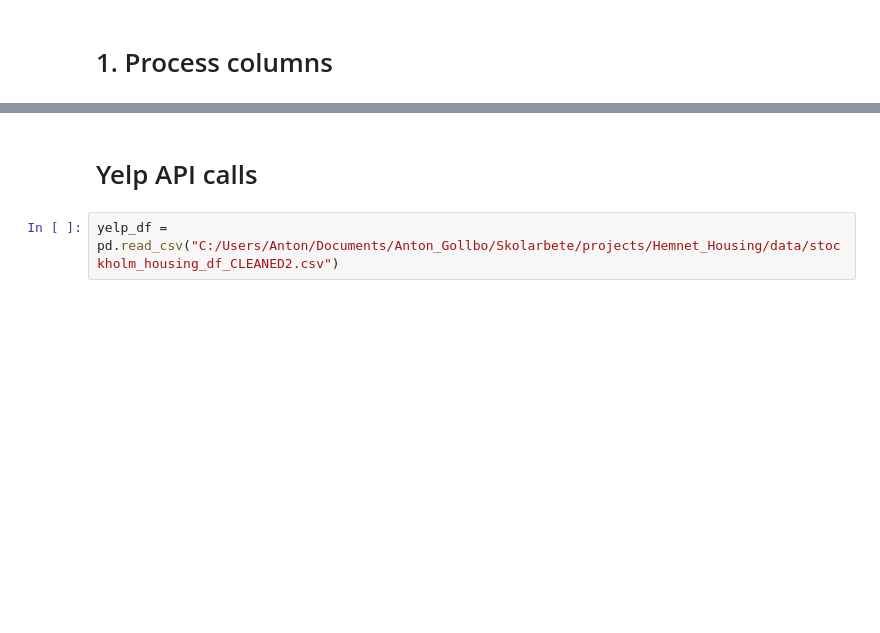
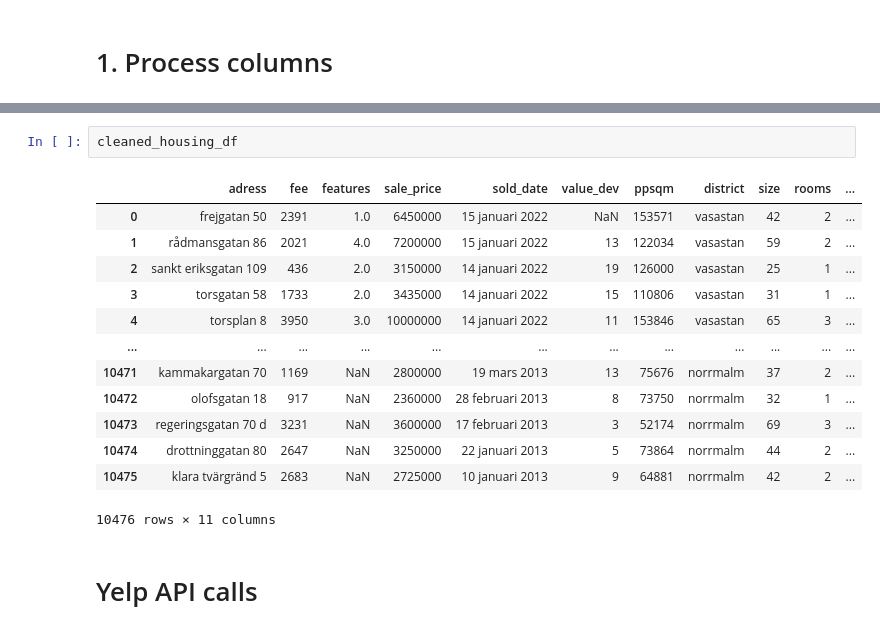
Before and after one commit to antongollbo123/hemnet_housing, a Jupyter notebook: notebooks/data_cleaning_nb.ipynb, the cells around one changed output, grey strips where cells are left out. Drawn from its saved outputs; the diff is of its cells as text; blank space fills up the shorter version.

```diff
--- a/notebooks/data_cleaning_nb.ipynb
+++ b/notebooks/data_cleaning_nb.ipynb
@@ -61,5 +61,19 @@ NameError: name 'pd' is not defined
+# %%
+cleaned_housing_df
+# %% [output]
+|  | adress | fee | features | sale_price | sold_date | value_dev | ppsqm | district | size | rooms | ... |
+| 0 | frejgatan 50 | 2391 | 1.0 | 6450000 | 15 januari 2022 | NaN | 153571 | vasastan | 42 | 2 | ... |
+| 1 | rådmansgatan 86 | 2021 | 4.0 | 7200000 | 15 januari 2022 | 13 | 122034 | vasastan | 59 | 2 | ... |
+| 2 | sankt eriksgatan 109 | 436 | 2.0 | 3150000 | 14 januari 2022 | 19 | 126000 | vasastan | 25 | 1 | ... |
+| 3 | torsgatan 58 | 1733 | 2.0 | 3435000 | 14 januari 2022 | 15 | 110806 | vasastan | 31 | 1 | ... |
+| 4 | torsplan 8 | 3950 | 3.0 | 10000000 | 14 januari 2022 | 11 | 153846 | vasastan | 65 | 3 | ... |
+| ... | ... | ... | ... | ... | ... | ... | ... | ... | ... | ... | ... |
+| 10471 | kammakargatan 70 | 1169 | NaN | 2800000 | 19 mars 2013 | 13 | 75676 | norrmalm | 37 | 2 | ... |
+| 10472 | olofsgatan 18 | 917 | NaN | 2360000 | 28 februari 2013 | 8 | 73750 | norrmalm | 32 | 1 | ... |
+| 10473 | regeringsgatan 70 d | 3231 | NaN | 3600000 | 17 februari 2013 | 3 | 52174 | norrmalm | 69 | 3 | ... |
+| 10474 | drottninggatan 80 | 2647 | NaN | 3250000 | 22 januari 2013 | 5 | 73864 | norrmalm | 44 | 2 | ... |
+| 10475 | klara tvärgränd 5 | 2683 | NaN | 2725000 | 10 januari 2013 | 9 | 64881 | norrmalm | 42 | 2 | ... |
+10476 rows × 11 columns
 # %% [markdown]
 # Yelp API calls
-# %%
-yelp_df = pd.read_csv("C:/Users/Anton/Documents/Anton_Gollbo/Skolarbete/projects/Hemnet_Housing/data/stockholm_housing_df_CLEANED2.csv")
 # %%
```
Also changed, not shown: parts of 7 cells of this notebook, 3 other files.
